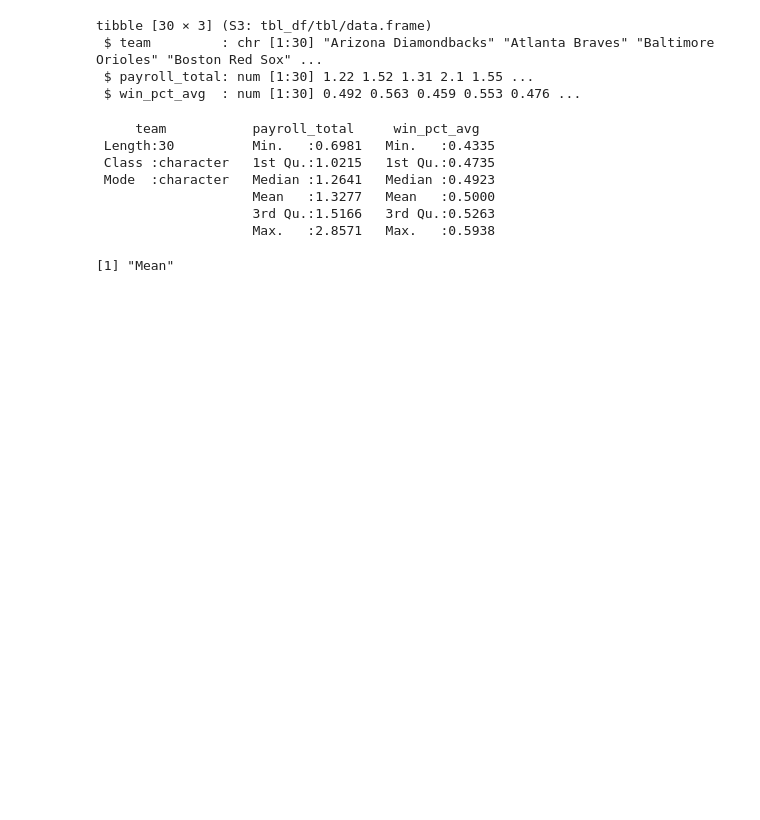
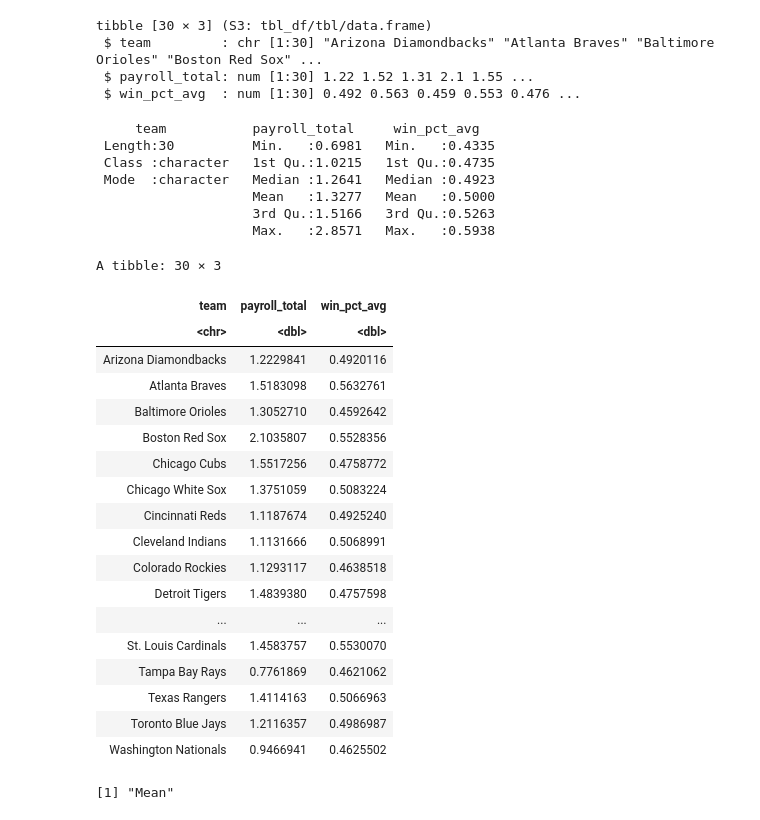
Before and after one commit to K1ngHungry/DataScienceClub, a Jupyter notebook: Baseball Case Study/Data_Preparation_EDA_Reference.ipynb, the cells around one changed output. Saved outputs shown, nothing was run; the diff lists cells and outputs as text; code cells hidden in the pictures; blank space fills up the shorter version.

```diff
--- a/Baseball Case Study/Data_Preparation_EDA_Reference.ipynb
+++ b/Baseball Case Study/Data_Preparation_EDA_Reference.ipynb
@@ -162,6 +162,28 @@ tibble [30 × 3] (S3: tbl_df/tbl/data.frame)
                     Mean   :1.3277   Mean   :0.5000
                     3rd Qu.:1.5166   3rd Qu.:0.5263
                     Max.   :2.8571   Max.   :0.5938
+# %%
+data3
+# %% [output]
+A tibble: 30 × 3
+| team | payroll_total | win_pct_avg |
+| <chr> | <dbl> | <dbl> |
+| Arizona Diamondbacks | 1.2229841 | 0.4920116 |
+| Atlanta Braves | 1.5183098 | 0.5632761 |
+| Baltimore Orioles | 1.3052710 | 0.4592642 |
+| Boston Red Sox | 2.1035807 | 0.5528356 |
+| Chicago Cubs | 1.5517256 | 0.4758772 |
+| Chicago White Sox | 1.3751059 | 0.5083224 |
+| Cincinnati Reds | 1.1187674 | 0.4925240 |
+| Cleveland Indians | 1.1131666 | 0.5068991 |
+| Colorado Rockies | 1.1293117 | 0.4638518 |
+| Detroit Tigers | 1.4839380 | 0.4757598 |
+| ... | ... | ... |
+| St. Louis Cardinals | 1.4583757 | 0.5530070 |
+| Tampa Bay Rays | 0.7761869 | 0.4621062 |
+| Texas Rangers | 1.4114163 | 0.5066963 |
+| Toronto Blue Jays | 1.2116357 | 0.4986987 |
+| Washington Nationals | 0.9466941 | 0.4625502 |
 # %%
 print("Mean")
 mean(data3$payroll_total)
```
Also changed, not shown: parts of 2 cells of this notebook.
